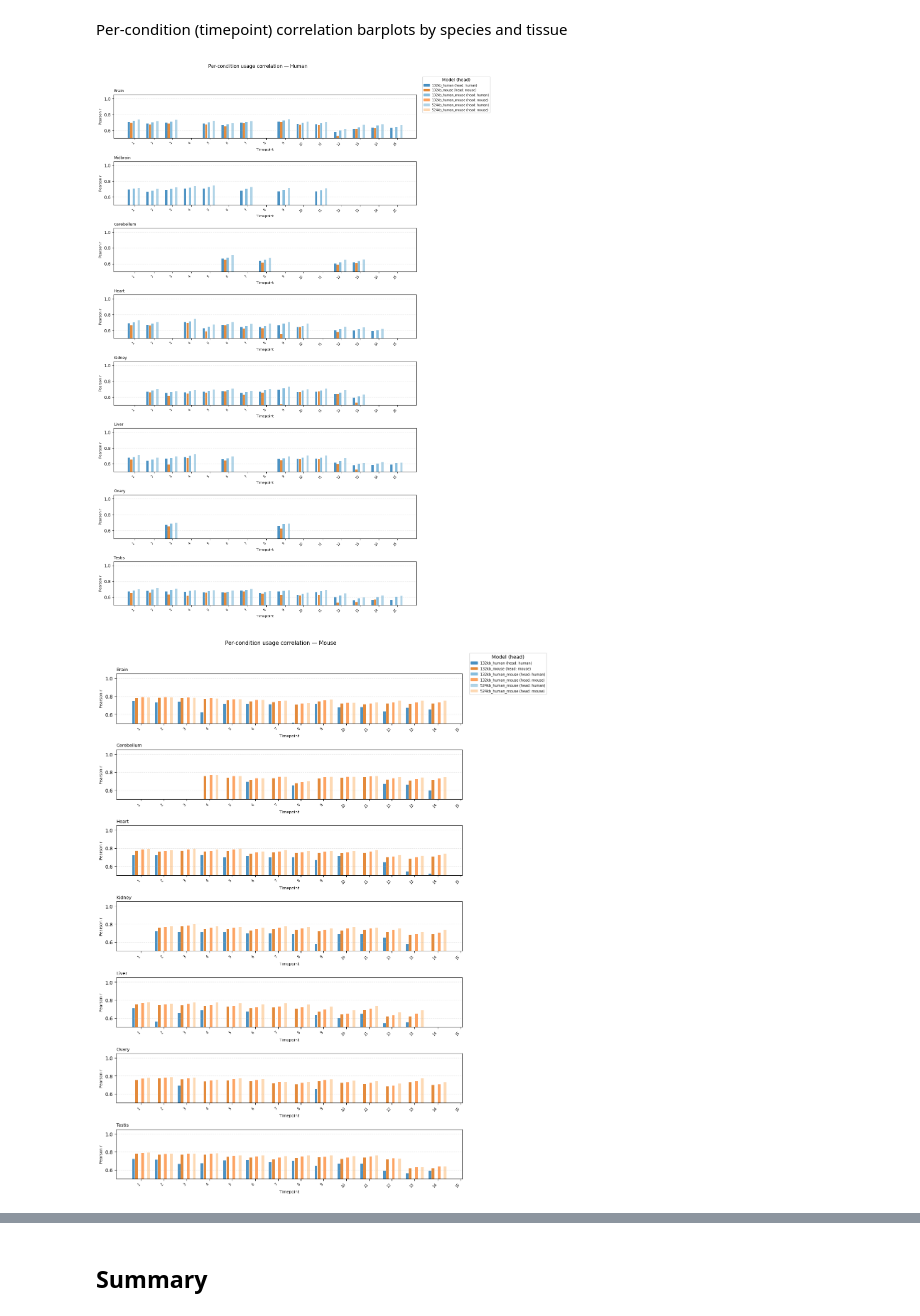
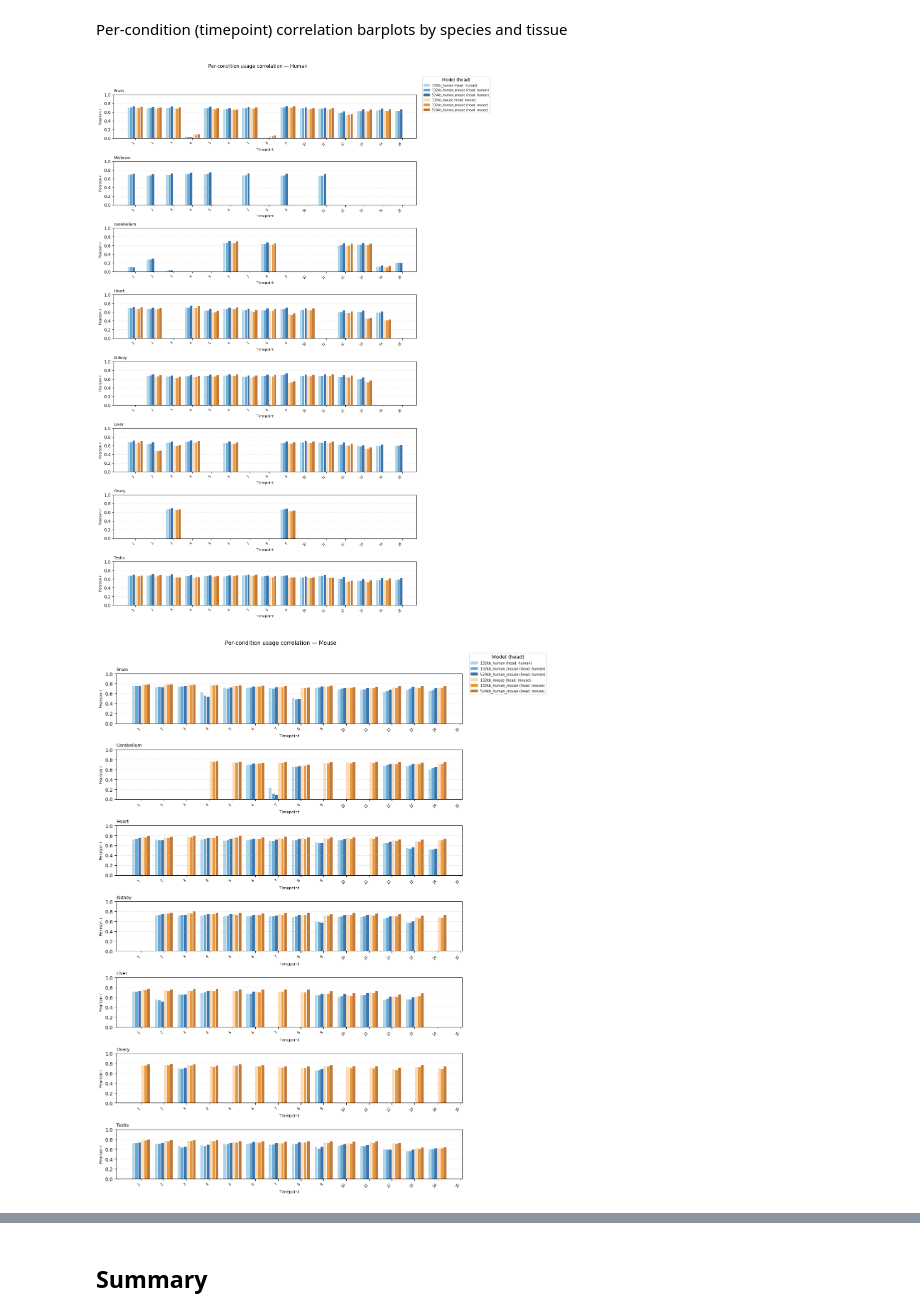
Before and after one commit to anamariaelek/alphagenome-pytorch, a Jupyter notebook: examples/notebooks/splice_eval_compara.ipynb, the cells around one changed output, grey strips where cells are left out. Saved outputs shown, nothing was run; the diff lists cells and outputs as text; code cells hidden in the pictures.

```diff
--- a/examples/notebooks/splice_eval_compara.ipynb
+++ b/examples/notebooks/splice_eval_compara.ipynb
@@ -9,7 +11,8 @@ import matplotlib.pyplot as plt
 metrics_dict = {}
 
 # Load saved predictions
-models = ["132kb_mouse", "132kb_human", "132kb_human_mouse", "524kb_human_mouse"]
+models = ["132kb_human", "132kb_mouse", "132kb_human_mouse", "524kb_human_mouse"]
+# models = ["132kb_human", "132kb_mouse", "132kb_human_mouse", "524kb_human_mouse", "132kb_human_mouse_rat", "524kb_human_mouse_rat"]
 for model in models:
     for pred_sps in ["rat", "mouse", "human"]:
         # Construct prediction directory path
@@ -24,6 +27,8 @@ for model in models:
                 print(f"  Loading metrics from {metrics_fn}")
                 with open(metrics_fn, "r") as f:
                     metrics = json.load(f)
-            # Collect metrics for plotting
-            metrics_dict[(model, pred_sps, sps)] = metrics
+                # Collect metrics for plotting (only if file exists)
+                metrics_dict[(model, pred_sps, sps)] = metrics
+            else:
+                print(f"  Skipping - file not found: {metrics_fn}")
 # %% [output]
@@ -592,15 +705,23 @@ plt.show()
 # %% [markdown]
 Per-condition (timepoint) correlation barplots by species and tissue
 # %%
-MODEL_ORDER = ["132kb_human", "132kb_mouse", "132kb_human_mouse", "524kb_human_mouse"]
-HEAD_ORDER = ["human", "mouse"]
-
+# Per-condition (timepoint) correlation barplots by species and tissue
+COMBO_ORDER = [
+    "132kb_human (head: human)",
+    "132kb_human_mouse (head: human)",
+    "132kb_human_mouse_rat (head: human)",
+    "524kb_human_mouse (head: human)",
+    "524kb_human_mouse_rat (head: human)",
+    "132kb_mouse (head: mouse)",
+    "132kb_human_mouse (head: mouse)",
+    "132kb_human_mouse_rat (head: mouse)",
+    "524kb_human_mouse (head: mouse)",
+    "524kb_human_mouse_rat (head: mouse)",
+    "132kb_human_mouse_rat (head: rat)",
+    "524kb_human_mouse_rat (head: rat)"
+]
 def combo_sort_key(combo):
-    model = combo.split(' (head:')[0]
-    head = combo.split('(head: ')[1].rstrip(')')
-    m_rank = MODEL_ORDER.index(model) if model in MODEL_ORDER else len(MODEL_ORDER)
-    h_rank = HEAD_ORDER.index(head) if head in HEAD_ORDER else len(HEAD_ORDER)
-    return (m_rank, h_rank)
+    return COMBO_ORDER.index(combo) if combo in COMBO_ORDER else len(COMBO_ORDER)
 
 pred_species_list = sorted(df_usage['pred_species'].unique())
 tissues = ['Brain', 'Midbrain', 'Cerebellum', 'Heart', 'Kidney', 'Liver', 'Ovary', 'Testis']
@@ -617,11 +738,7 @@ else:
 n_tp = len(all_timepoints)
 
 # All model+head combos in fixed order
-all_combos = sorted(
-    df_usage[['model', 'usage_head_species']].drop_duplicates().apply(
-        lambda x: f"{x['model']} (head: {x['usage_head_species']})", axis=1).unique(),
-    key=combo_sort_key
-)
+all_combos = [c for c in COMBO_ORDER if c in df_usage[['model', 'usage_head_species']].apply(lambda x: f"{x['model']} (head: {x['usage_head_species']})", axis=1).unique()]
 n_combos = len(all_combos)
 bar_width = 0.8 / n_combos
 
@@ -659,36 +776,36 @@ for pred_sps in pred_species_list:
                 if not row.empty:
                     bar_heights.append(float(row['correlation'].values[0]))
                 else:
                     bar_heights.append(np.nan)
                 bar_xpos.append(tp_i + (c_idx - n_combos / 2 + 0.5) * bar_width)
 
             # Only plot if at least one value is not nan
             if not np.all(np.isnan(bar_heights)):
                 ax.bar(bar_xpos, bar_heights, width=bar_width * 0.9,
-                       color=models_color[combo], alpha=0.8,
+                       color=MODEL_COLORS[combo], alpha=0.8,
                        label=combo if t_idx == 0 else None)
 
         ax.set_xticks(tp_positions)
         ax.set_xticklabels(timepoints, rotation=45, ha='right', fontsize=7)
-        ax.set_ylim(0.5, 1.05)
+        ax.set_ylim(0, 1)
         ax.set_title(tissue, fontsize=9, loc='left')
         ax.grid(axis='y', alpha=0.3, linestyle='--')
         ax.set_ylabel('Pearson r', fontsize=8)
         ax.set_xlabel('Timepoint', fontsize=8)
 
     for ax in axes:
         ax.set_xticklabels(timepoints, rotation=45, ha='right', fontsize=7)
         ax.xaxis.set_tick_params(labelbottom=True)
 
     fig.suptitle(f'Per-condition usage correlation — {pred_sps.capitalize()}', fontsize=11, y=1.02)
 
-    # Shared legend outside
+    # Shared legend outside, ordered by COMBO_ORDER
     import matplotlib.patches as mpatches
-    handles = [mpatches.Patch(color=models_color[c], alpha=0.8, label=c) for c in all_combos]
+    handles = [mpatches.Patch(color=MODEL_COLORS[c], alpha=0.8, label=c) for c in all_combos]
     fig.legend(handles=handles, title='Model (head)', loc='upper left', bbox_to_anchor=(1.0, 1.0), fontsize=7)
 
     plt.tight_layout()
     plt.show()
 # %% [output]
-[figure, old version]
+[figure, new version]
-[figure, old version]
+[figure, new version]
```
Also changed, not shown: parts of 13 cells of this notebook, 3 other files.
